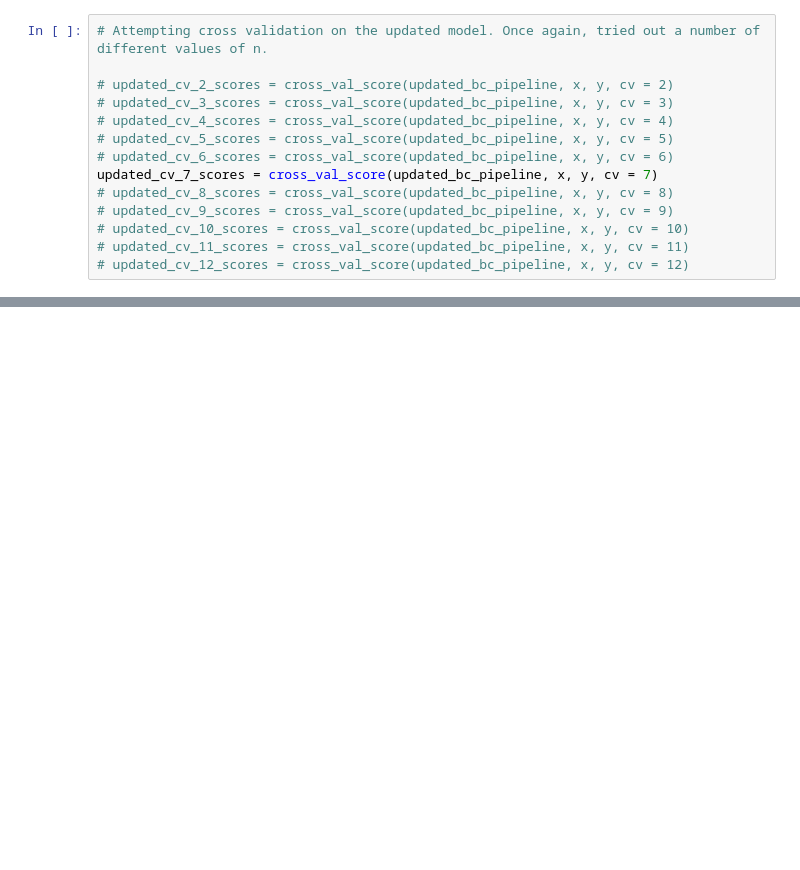
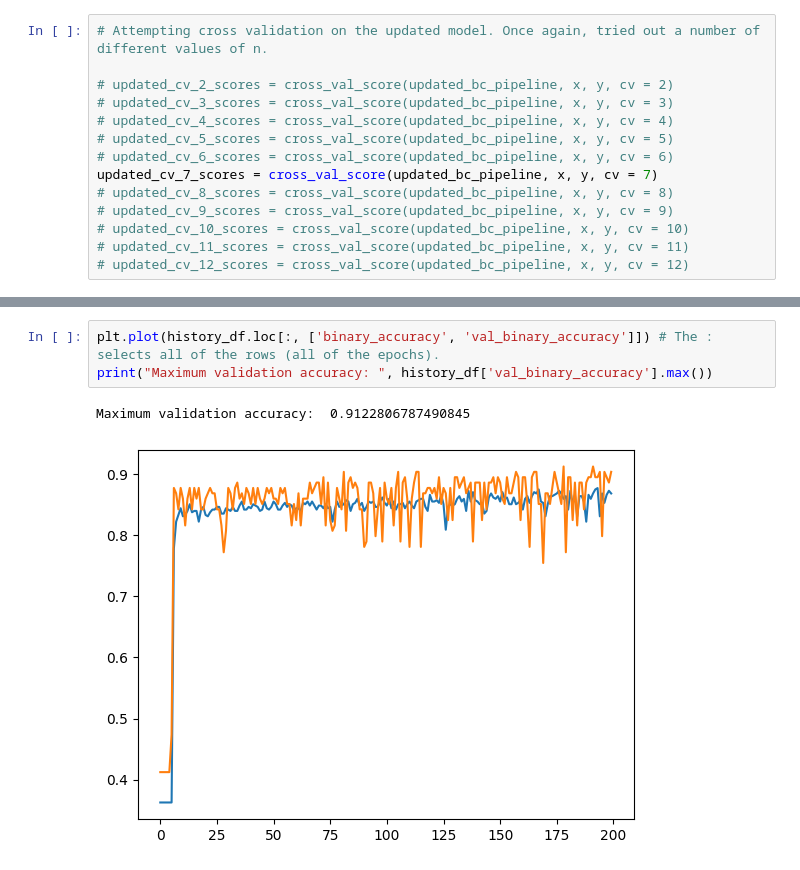
Before and after one commit to LolaLS/My_Junior_Venture, a Jupyter notebook: Junior_Venture_BCWisconsinDataset.ipynb, the cells around one changed output, grey strips where cells are left out. Cells and saved outputs as stored; diff of their text form; blank space fills up the shorter version.

```diff
--- a/Junior_Venture_BCWisconsinDataset.ipynb
+++ b/Junior_Venture_BCWisconsinDataset.ipynb
@@ -352,0 +398,6 @@ Note that the sigmoid activation can convert these probailities to binary predic
+# %%
+plt.plot(history_df.loc[:, ['binary_accuracy', 'val_binary_accuracy']]) # The : selects all of the rows (all of the epochs).
+print("Maximum validation accuracy: ", history_df['val_binary_accuracy'].max())
+# %% [output]
+Maximum validation accuracy:  0.9122806787490845
+[figure, added]
```
Also changed, not shown: parts of 13 cells of this notebook.
